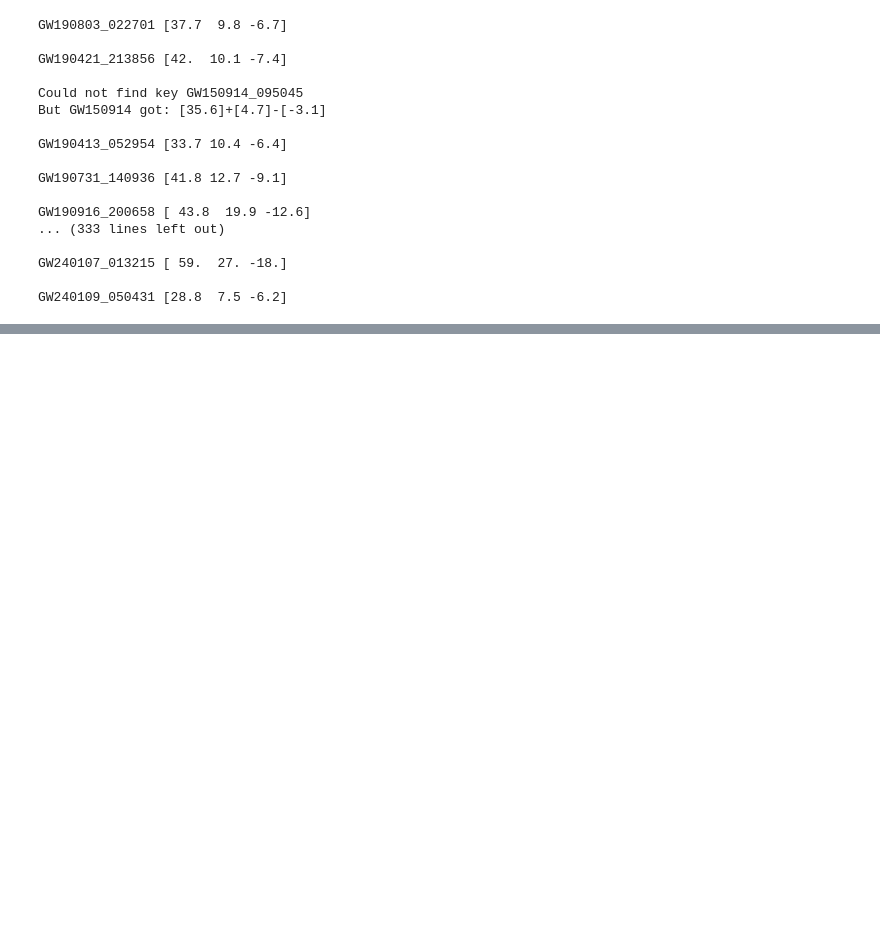
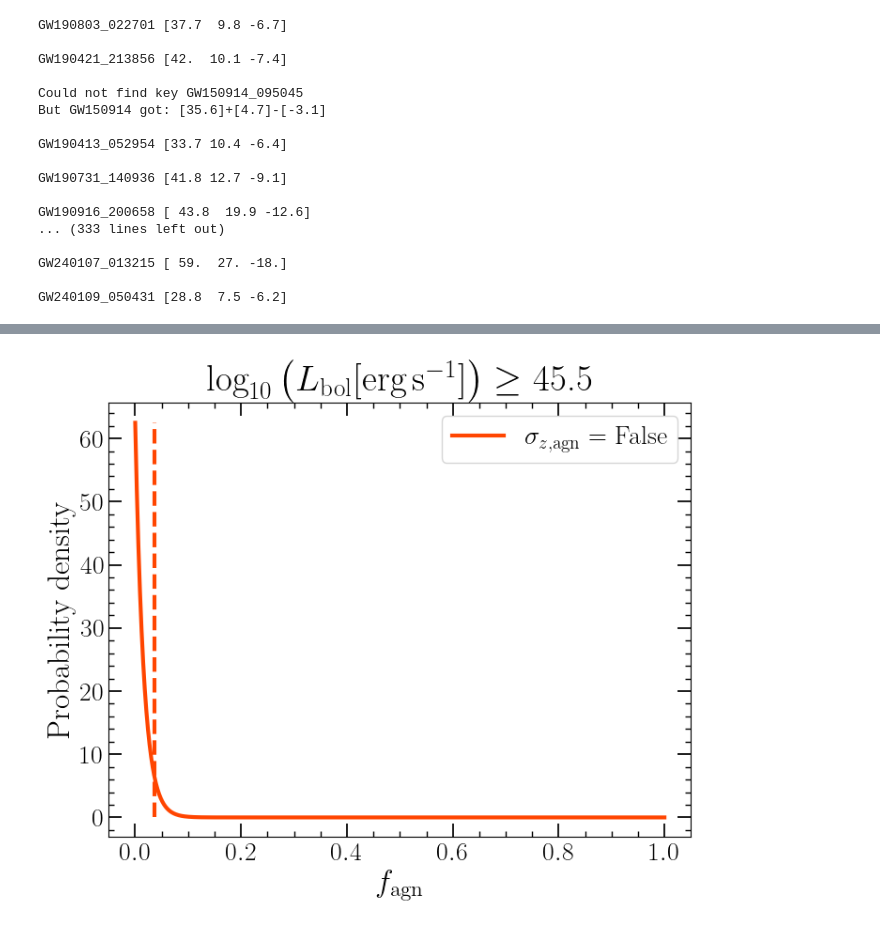
Before and after one commit to LucasPouw/darksirenpop, a Jupyter notebook: p26_posterior_analyzer.ipynb, the cells around one changed output, grey strips where cells are left out. Cells and saved outputs as stored; diff of their text form; code cells hidden in the pictures; blank space fills up the shorter version.

```diff
--- a/p26_posterior_analyzer.ipynb
+++ b/p26_posterior_analyzer.ipynb
@@ -319,0 +456,38 @@ plt.show()
+# %%
+SKYMAP_CL = 0.999
+thresh = '45.5'
+log_llh = np.zeros((len(LOG_LLH_X_AX), 1))
+plt.figure(figsize=(8,6))
+for i, perfz in enumerate([False]):  #True,
+    S_agn_cw_dict = np.load(f'/home/lucas/Documents/PhD/s_agn_cw_dict_p26_likelihood_posteriors_realdata_True_lumthresh_{thresh}_perfectz_{perfz}_galplanemask_True_skymapCL_0.999.npy', allow_pickle=True).item()
+    S_alt_cw_dict = np.load(f'/home/lucas/Documents/PhD/s_alt_cw_dict_p26_likelihood_posteriors_realdata_True_lumthresh_{thresh}_perfectz_{perfz}_galplanemask_True_skymapCL_0.999.npy', allow_pickle=True).item()
+    S_alt_dict = np.load(f'/home/lucas/Documents/PhD/s_alt_dict_p26_likelihood_posteriors_realdata_True_lumthresh_{thresh}_perfectz_{perfz}_galplanemask_True_skymapCL_0.999.npy', allow_pickle=True).item()
+
+    S_agn_cw = np.array([S_agn_cw_dict[key] for key in gw_keys])
+    S_alt_cw = np.array([S_alt_cw_dict[key] for key in gw_keys])
+    S_alt = np.array([S_alt_dict[key] for key in gw_keys])
+
+    loglike = np.log(SKYMAP_CL * LOG_LLH_X_AX[None,:] * (S_agn_cw[:,None] - S_alt_cw[:,None]) + S_alt[:,None])
+    log_llh[:,0] = np.sum(loglike, axis=0)  # Sum over all GWs
+    posterior = log_llh
+
+    posterior -= np.max(posterior)
+    pdf = np.exp(posterior)
+    norm = simpson(y=pdf, x=LOG_LLH_X_AX, axis=0)  # Simpson should be fine...
+    pdf = pdf / norm
+
+    plt.plot(LOG_LLH_X_AX, pdf, label=r'$\sigma_{z, \rm agn} = $' + f' {perfz}', linewidth=3, color=COLORS[i])
+
+    cdf = get_cdfs(posterior)[:,0]
+    inverse_cdf = interp1d(cdf, LOG_LLH_X_AX, bounds_error=False, fill_value='extrapolate')
+    q090 = inverse_cdf(0.90)
+
+    plt.vlines(q090, 0, np.max(pdf), color=COLORS[i], linewidth=3, linestyle='dashed')
+
+plt.legend()
+plt.title(r'$\log_{10} \left( L_{\rm bol} [\mathrm{erg \, s^ {-1}}] \right) \geq$' + f' {thresh}')
+plt.xlabel(r'$f_{\rm agn}$')
+plt.ylabel('Probability density')
+plt.show()
+# %% [output]
+[figure, added]
```
Also changed, not shown: parts of 11 cells of this notebook, 11 other files.
